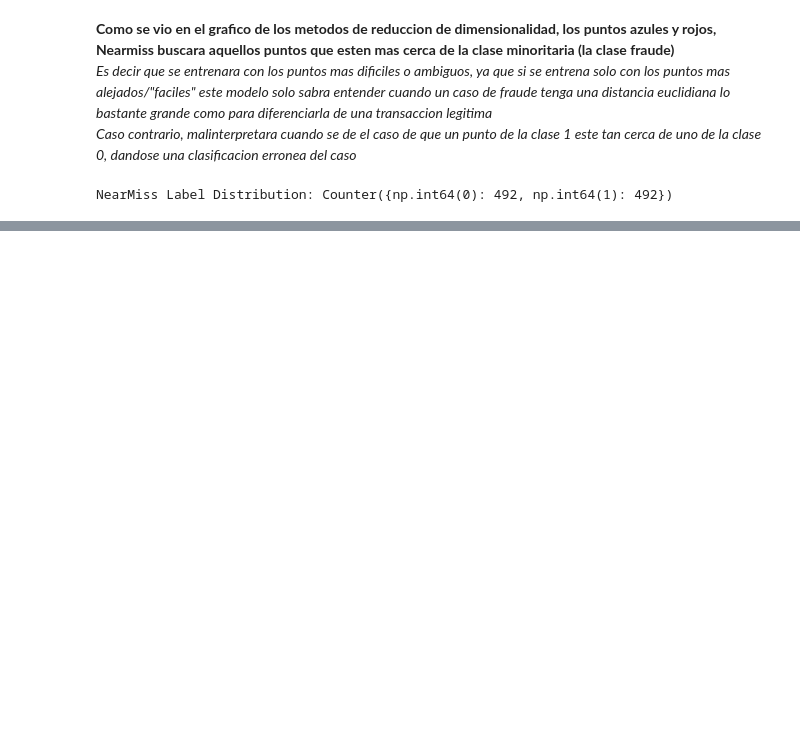
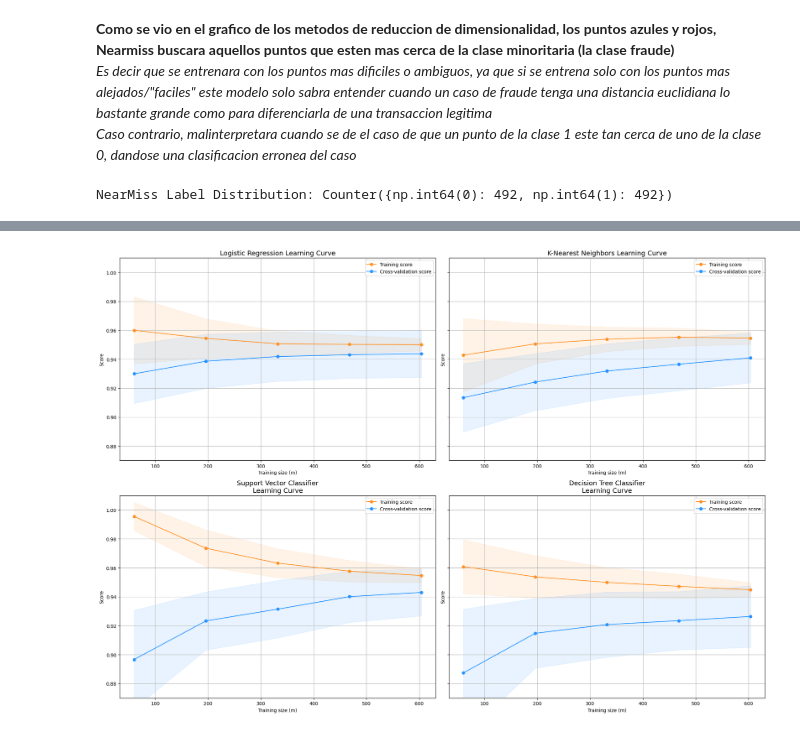
Before and after one commit to matiasbarriosled/transacciones_fraudes, a Jupyter notebook: transacciones.ipynb, the cells around one changed output, grey strips where cells are left out. Drawn from its saved outputs; the diff is of its cells as text; code cells hidden in the pictures; blank space fills up the shorter version.

```diff
--- a/transacciones.ipynb
+++ b/transacciones.ipynb
@@ -777,0 +697,91 @@ TypeError: plot_learning_curve() got multiple values for argument 'cv'
+# %%
+from sklearn.model_selection import ShuffleSplit
+from sklearn.model_selection import learning_curve
+import matplotlib.pyplot as plt
+import numpy as np
+
+def plot_learning_curve(estimators, X, y, titles=None, ylim=None, cv=None,
+                       n_jobs=1, train_sizes=np.linspace(.1, 1.0, 5)):
+    """
+    Genera learning curves para múltiples estimadores en una grilla 2x2.
+
+    Args:
+        estimators: lista de estimadores
+        X, y: datos de entrenamiento
+        titles: lista de títulos para cada subplot (opcional)
+        ylim: límites del eje y
+        cv: estrategia de cross-validation
+        n_jobs: número de trabajos paralelos
+        train_sizes: tamaños de entrenamiento a evaluar
+    """
+
+    # Títulos por defecto si no se proporcionan
+    if titles is None:
+        titles = [f"Estimator {i+1} Learning Curve" for i in range(len(estimators))]
+
+    # Crear figura con subplots
+    f, axes = plt.subplots(2, 2, figsize=(20, 14), sharey=True)
+    axes = axes.flatten()  # Convertir a array 1D para fácil iteración
+
+    if ylim is not None:
+        plt.ylim(*ylim)
+
+    # Función auxiliar para crear cada subplot
+    def create_subplot(estimator, ax, title):
+        train_sizes_cur, train_scores, test_scores = learning_curve(
+            estimator, X, y, cv=cv, n_jobs=n_jobs, train_sizes=train_sizes
+        )
+
+        # Calcular medias y desviaciones estándar
+        train_scores_mean = np.mean(train_scores, axis=1)
+        train_scores_std = np.std(train_scores, axis=1)
+        test_scores_mean = np.mean(test_scores, axis=1)
+        test_scores_std = np.std(test_scores, axis=1)
+
+        # Crear las áreas sombreadas
+        ax.fill_between(train_sizes_cur,
+                       train_scores_mean - train_scores_std,
+                       train_scores_mean + train_scores_std,
+                       alpha=0.1, color="#ff9124")
+        ax.fill_between(train_sizes_cur,
+                       test_scores_mean - test_scores_std,
+                       test_scores_mean + test_scores_std,
+                       alpha=0.1, color="#2492ff")
+
+        # Crear las líneas principales
+        ax.plot(train_sizes_cur, train_scores_mean, 'o-',
+               color="#ff9124", label="Training score")
+        ax.plot(train_sizes_cur, test_scores_mean, 'o-',
+               color="#2492ff", label="Cross-validation score")
+
+        # Configurar el subplot
+        ax.set_title(title, fontsize=14)
+        ax.set_xlabel('Training size (m)')
+        ax.set_ylabel('Score')
+        ax.grid(True)
+        ax.legend(loc="best")
+
+    # Crear cada subplot iterando sobre estimadores
+    for i, (estimator, title) in enumerate(zip(estimators, titles)):
+        if i < len(axes):  # Asegurar que no excedamos el número de subplots
+            create_subplot(estimator, axes[i], title)
+
+    plt.tight_layout()
+    return plt
+
+# Uso de la función optimizada
+cv = ShuffleSplit(n_splits=100, test_size=0.2, random_state=42)
+
+# Definir estimadores y títulos
+estimators = [log_reg, knears_neighbors, svc, tree_clf]
+titles = [
+    "Logistic Regression Learning Curve",
+    "K-Nearest Neighbors Learning Curve",
+    "Support Vector Classifier\nLearning Curve",
+    "Decision Tree Classifier\nLearning Curve"
+]
+
+# Llamar a la función
+plot_learning_curve(estimators, X_train, y_train, titles=titles,
+                   ylim=(0.87, 1.01), cv=cv, n_jobs=4)
+# %% [output]
@@ -777,0 +789 @@ TypeError: plot_learning_curve() got multiple values for argument 'cv'
+[figure, added]
```
Also changed, not shown: parts of 22 cells of this notebook.
